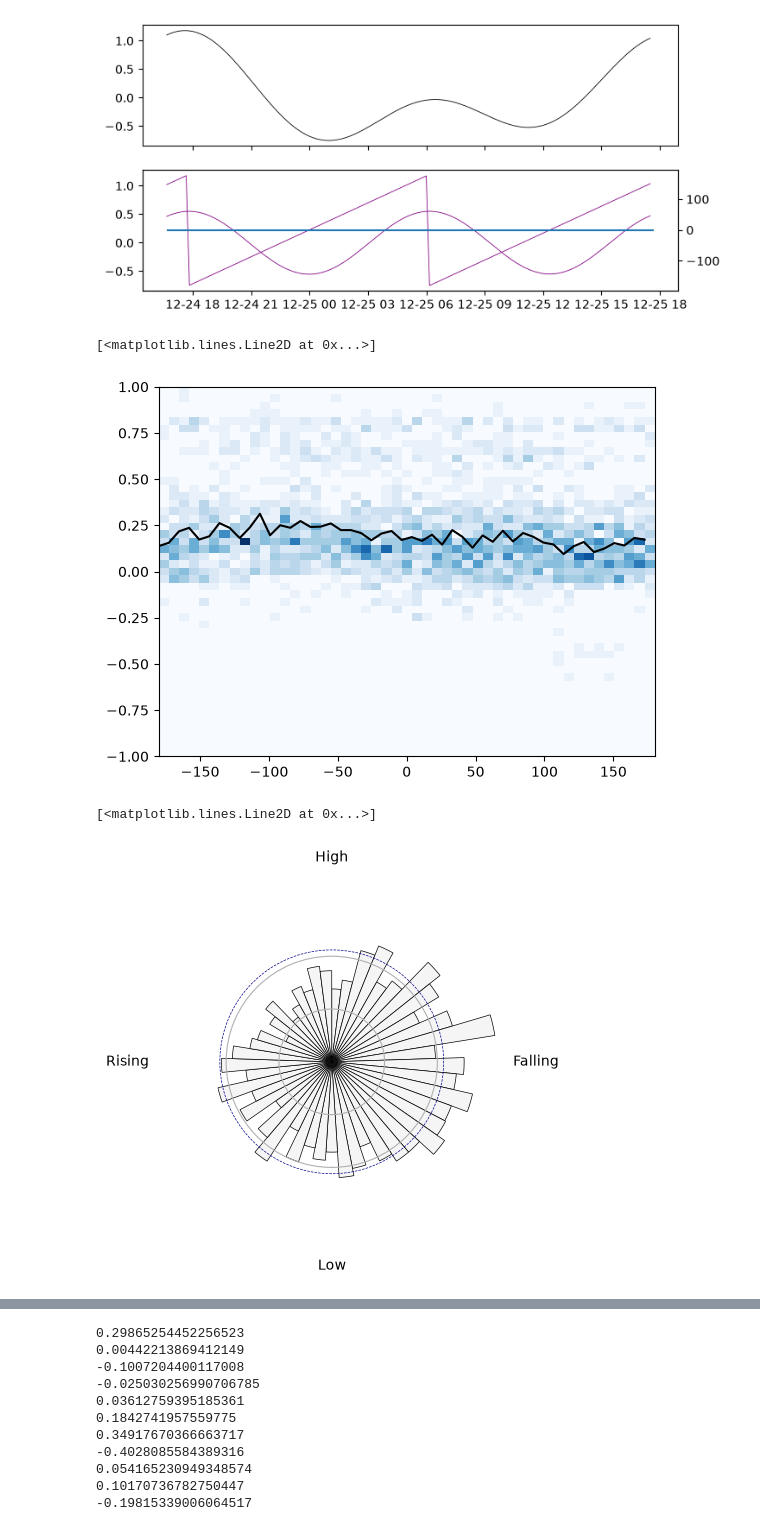
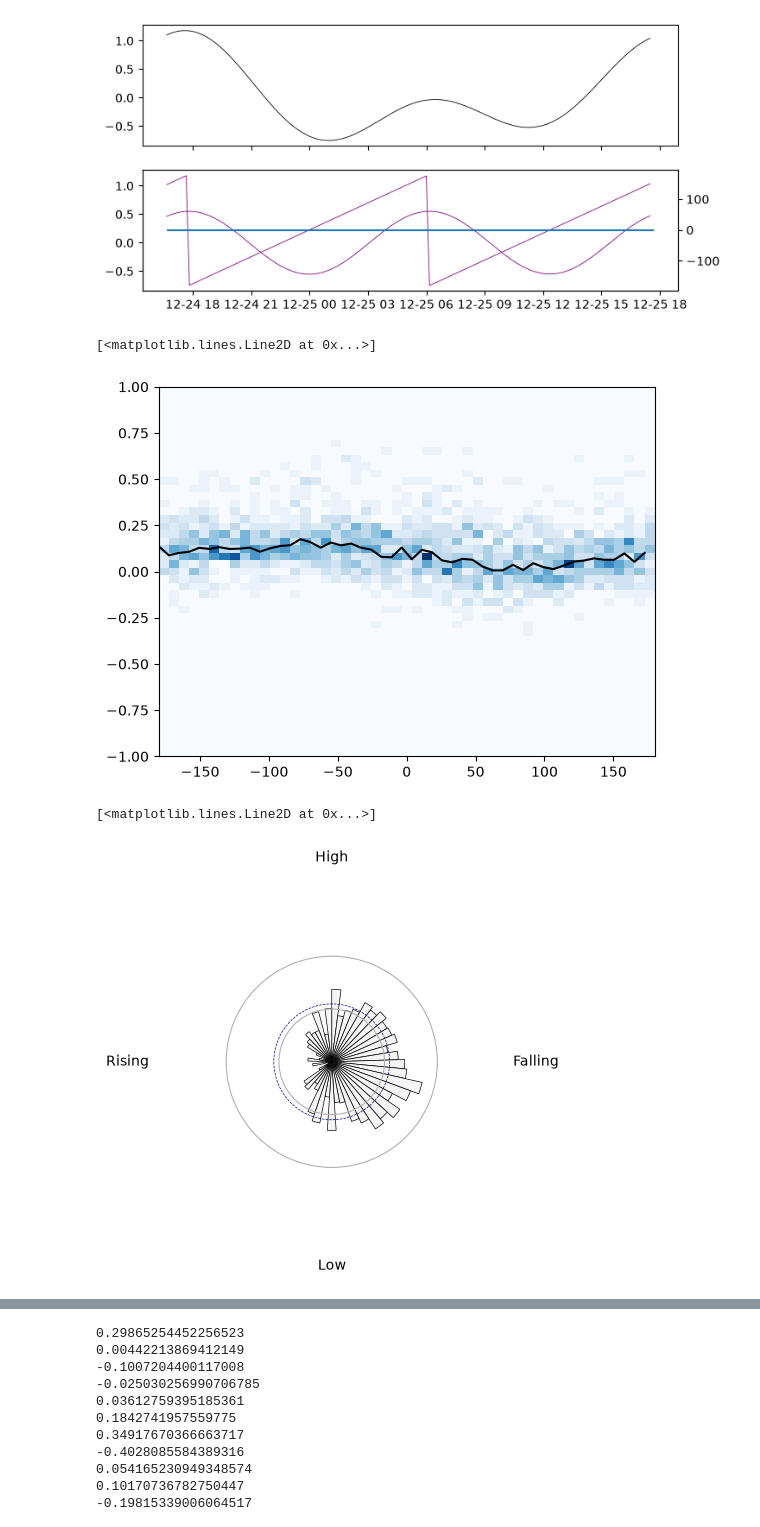
Before and after one commit to JMagyar15/totten-analysis, a Jupyter notebook: cross_correlation_test.ipynb, the cells around one changed output, grey strips where cells are left out. Cells and saved outputs as stored; diff of their text form; code cells hidden in the pictures.

```diff
--- a/cross_correlation_test.ipynb
+++ b/cross_correlation_test.ipynb
@@ -283,8 +277,8 @@ temp_cat = do.EventCatalogue(t1,t2,c_path,templates=True)
 
 for event_id, row in temp_cat.attributes.iterrows():
     time = UTCDateTime(temp_cat.events.at[event_id,'ref_time'])
-    temp_cat.attributes.at[event_id,'time'] = time.matplotlib_date
-    temp_cat.attributes.at[event_id,'diurnal'] = UTCDateTime(2018,1,1,time.hour,time.minute,time.second).matplotlib_date
+    temp_cat.attributes.at[event_id,'time'] = np.datetime64(time)#.matplotlib_date
+    temp_cat.attributes.at[event_id,'diurnal'] = np.datetime64(UTCDateTime(2018,1,1,time.hour,time.minute,time.second))#.matplotlib_date
     delta_t = time - t1
 
     temp_cat.attributes.at[event_id,'semi_phase'] = np.interp(delta_t,dt,semi_phase)
@@ -306,7 +301,7 @@ for i in range(1,len(groups)):
 mag_bins = np.linspace(-1,1,50)
 phase_bins = np.linspace(-180,180,50)
 phase_bins_rad = phase_bins * np.pi / 180
-joint_hist, _, _ = np.histogram2d(down_groups.attributes['diurnal_phase'],down_groups.attributes['Mw'],(phase_bins,mag_bins))
+joint_hist, _, _ = np.histogram2d(up_group.attributes['diurnal_phase'],up_group.attributes['Mw'],(phase_bins,mag_bins))
 # %%
 w_sum = np.sum(joint_hist * mag_bins[:-1][None,:],axis=1)
 N = np.sum(joint_hist,axis=1)
@@ -316,28 +311,28 @@ plt.pcolormesh(phase_bins,mag_bins,joint_hist.T,cmap='Blues')
 plt.plot(phase_bins[:-1],mean,color='black')
 # %% [output]
 [<matplotlib.lines.Line2D at 0x...>]
-[figure, old version]
+[figure, new version]
 # %%
 fig = plt.figure()
 ax = fig.add_subplot(111,projection='polar')
 
-mean_Mw = np.mean(down_groups.attributes['Mw'])
+mean_Mw = np.mean(up_group.attributes['Mw'])
 
 ax.bar(phase_bins_rad[:-1],mean,np.diff(phase_bins_rad),align='edge',facecolor='whitesmoke',edgecolor='black',lw=0.5,bottom=0)
 ax.set_ylim(0,0.35)
 ax.set_theta_zero_location('S')
 ax.set_theta_direction(-1)
 #ax.set_axis_off()
 ax.spines['polar'].set_visible(False)
 ax.set_xticks([0,np.pi/2,np.pi,3*np.pi/2],labels=['Low','Rising','High','Falling'])
 ax.set_yticks([0.1,0.2],labels=['',''])
 ax.xaxis.grid(False)
 
 
 thetas = np.linspace(0, 2*np.pi, 100)
 radii = np.full_like(thetas, mean_Mw)
 
 ax.plot(thetas, radii, color='darkblue', linestyle='--',lw=0.5)
 # %% [output]
 [<matplotlib.lines.Line2D at 0x...>]
-[figure, old version]
+[figure, new version]
```
Also changed, not shown: parts of 8 cells of this notebook, 1 other file.
